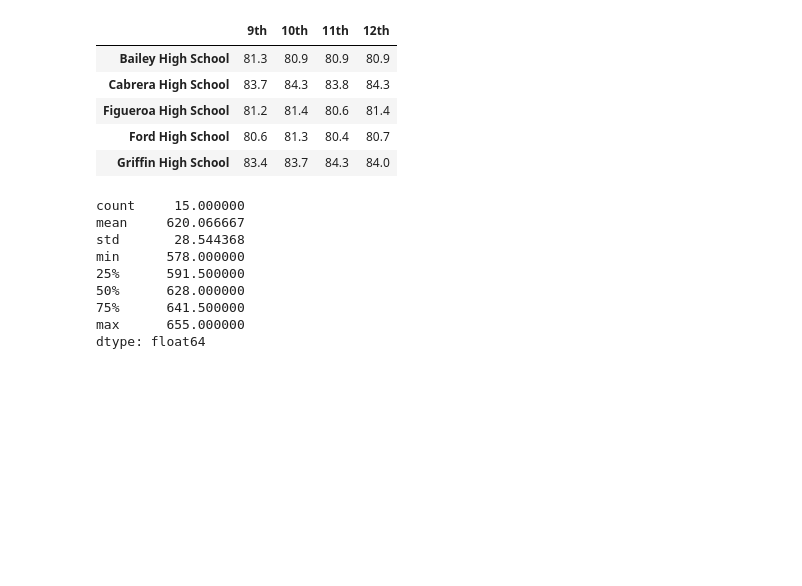
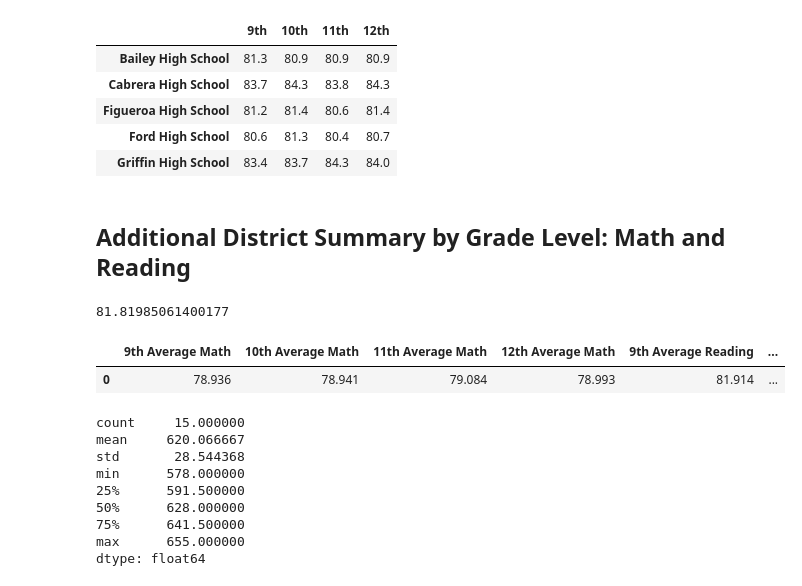
Before and after one commit to mtmcphail/PyCitySchools, a Jupyter notebook: PyCitySchools.ipynb, the cells around one changed output. Drawn from its saved outputs; the diff is of its cells as text; code cells hidden in the pictures; blank space fills up the shorter version.

```diff
--- a/PyCitySchools.ipynb
+++ b/PyCitySchools.ipynb
@@ -1001,6 +1014,50 @@ reading_scores_by_grade.head()
 | Figueroa High School | 81.2 | 81.4 | 80.6 | 81.4 |
 | Ford High School | 80.6 | 81.3 | 80.4 | 80.7 |
 | Griffin High School | 83.4 | 83.7 | 84.3 | 84.0 |
+# %% [markdown]
+## Additional District Summary by Grade Level: Math and Reading
+# %%
+#Group each school Series by district for the average math score.
+ninth_math_dist_scores = ninth_graders.mean()["math_score"]
+tenth_math_dist_scores = tenth_graders.mean()["math_score"]
+eleventh_math_dist_scores = eleventh_graders.mean()["math_score"]
+twelfth_math_dist_scores = twelfth_graders.mean()["math_score"]
+
+ninth_reading_dist_scores = ninth_graders.mean()["reading_score"]
+tenth_reading_dist_scores = tenth_graders.mean()["reading_score"]
+eleventh_reading_dist_scores = eleventh_graders.mean()["reading_score"]
+twelfth_reading_dist_scores = twelfth_graders.mean()["reading_score"]
+twelfth_reading_dist_scores
+# %% [output]
+81.81985061400177
+# %%
+# Combine each variable for District Summary.
+district_scores_by_grade = pd.DataFrame([{
+              "9th Average Math": ninth_math_dist_scores,
+              "10th Average Math": tenth_math_dist_scores,
+              "11th Average Math": eleventh_math_dist_scores,
+              "12th Average Math": twelfth_math_dist_scores,
+              "9th Average Reading": ninth_reading_dist_scores,
+              "10th Average Reading": tenth_reading_dist_scores,
+              "11th Average Reading": eleventh_reading_dist_scores,
+              "12th Average Reading": twelfth_reading_dist_scores}])
+
+district_scores_by_grade.index.name = None
+
+# Format the DataFrame
+district_scores_by_grade["9th Average Math"] = district_scores_by_grade["9th Average Math"].map("{:.3f}".format)
+district_scores_by_grade["10th Average Math"] = district_scores_by_grade["10th Average Math"].map("{:.3f}".format)
+district_scores_by_grade["11th Average Math"] = district_scores_by_grade["11th Average Math"].map("{:.3f}".format)
+district_scores_by_grade["12th Average Math"] = district_scores_by_grade["12th Average Math"].map("{:.3f}".format)
+district_scores_by_grade["9th Average Reading"] = district_scores_by_grade["9th Average Reading"].map("{:.3f}".format)
+district_scores_by_grade["10th Average Reading"] = district_scores_by_grade["10th Average Reading"].map("{:.3f}".format)
+district_scores_by_grade["11th Average Reading"] = district_scores_by_grade["11th Average Reading"].map("{:.3f}".format)
+district_scores_by_grade["12th Average Reading"] = district_scores_by_grade["12th Average Reading"].map("{:.3f}".format)
+
+district_scores_by_grade
+# %% [output]
+|  | 9th Average Math | 10th Average Math | 11th Average Math | 12th Average Math | 9th Average Reading | ... |
+| 0 | 78.936 | 78.941 | 79.084 | 78.993 | 81.914 | ... |
 # %%
 # Get the descriptive statistics for the per_school_capita.
 per_school_capita.describe()
```
Also changed, not shown: parts of 6 cells of this notebook, 2 other files.
